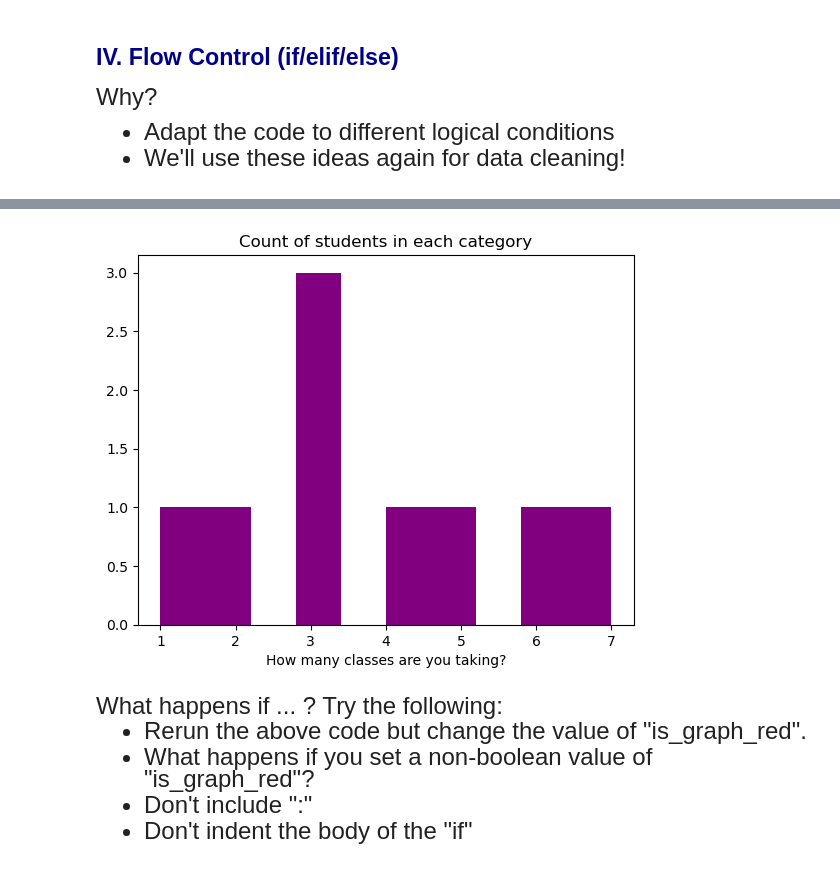
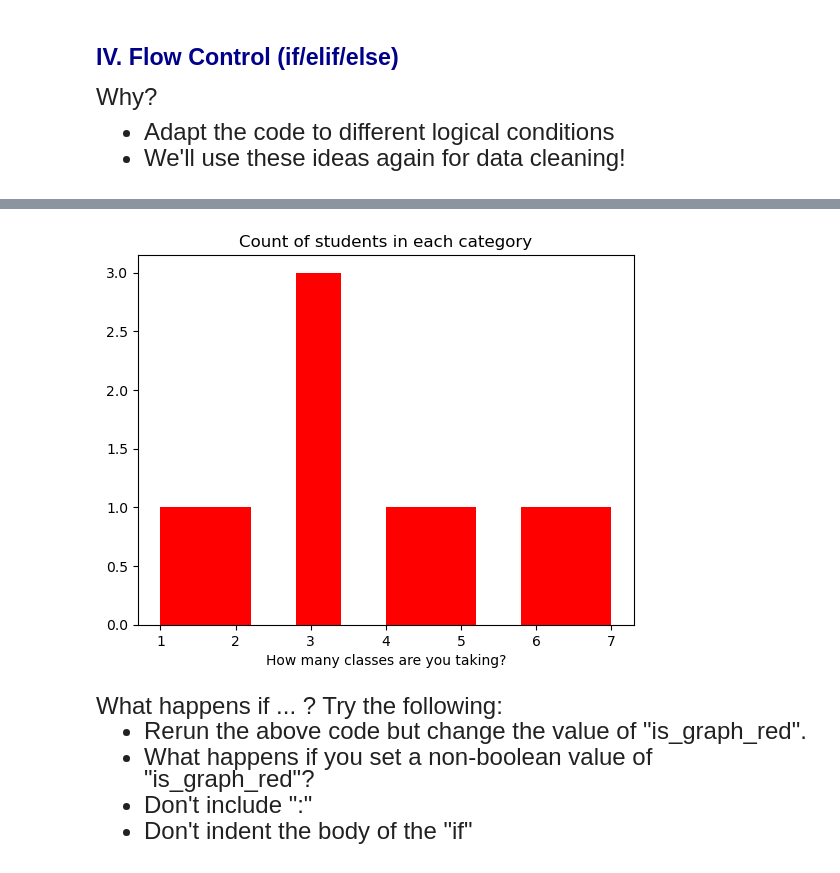
Before and after one commit to BaoTruong1/qtm151spring2024, a Jupyter notebook: lecture_04/lecture_4.ipynb, the cells around one changed output, grey strips where cells are left out. Cells and saved outputs as stored; diff of their text form; code cells hidden in the pictures.

```diff
--- a/lecture_04/lecture_4.ipynb
+++ b/lecture_04/lecture_4.ipynb
@@ -335,35 +335,35 @@ depending on a condition <br>
 # %%
 #------------------------------------------------------------------------------#
 #--------------------------- EXPLANATION OF IF/ELSE SYNTAX --------------------#
 #
 # If/else statements are useful to run different types of commands
 # depending on a user-specified input
 #
 # This code prints a red graph if "is_red_graph" is set to "True"
 # and outputs a purple graph otherwise.
 #
 # Notation: You can use the prefix "is_" to denote boleean variables
 #
 # VIEWING OUTPUT:
 # You can guarantee that the graph appears with plt.show()
 #------------------------------------------------------------------------------#
 
 
-is_graph_red = False
+is_graph_red = True
 how_many_classes = np.array([7,1,2,3,3,3,4,5,6])
 
 if is_graph_red:
     plt.hist(x = how_many_classes, color="red")
     plt.title("Count of students in each category")
     plt.xlabel("How many classes are you taking?")
     plt.show()
 else:
     plt.hist(x = how_many_classes, color="purple")
     plt.title("Count of students in each category")
     plt.xlabel("How many classes are you taking?")
     plt.show()
 # %% [output]
-[figure, old version]
+[figure, new version]
 # %% [markdown]
 <font size = "5">
 What happens if ... ? Try the following:
```
Also changed, not shown: parts of 5 cells of this notebook, 3 other files.
